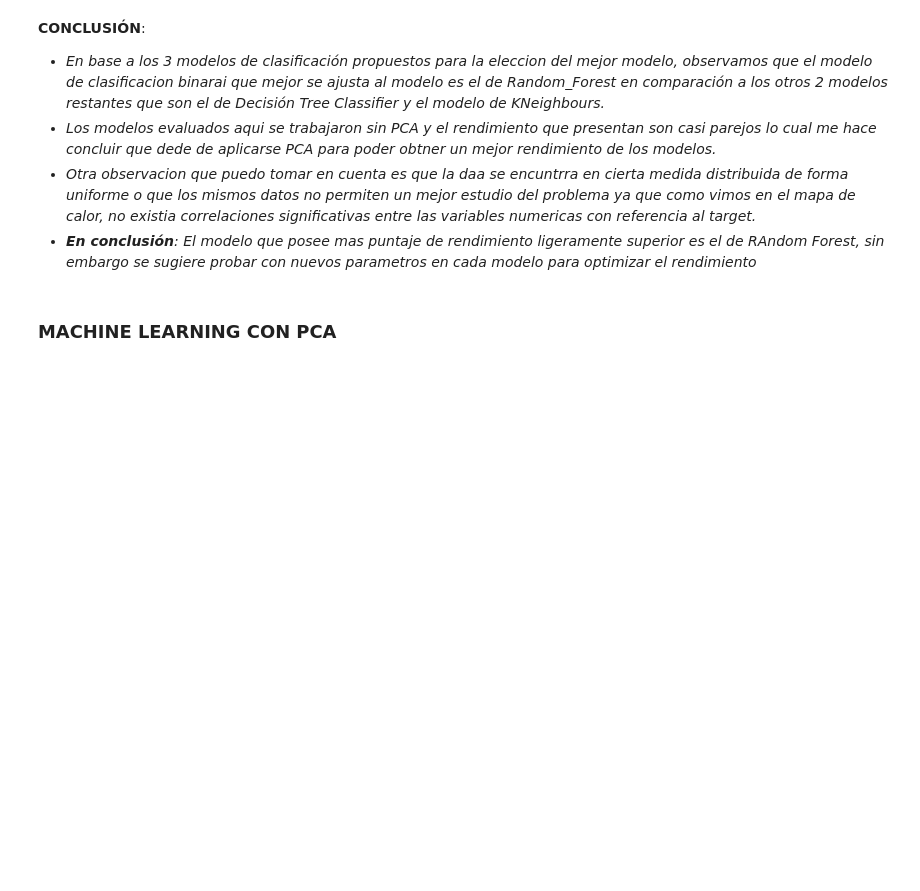
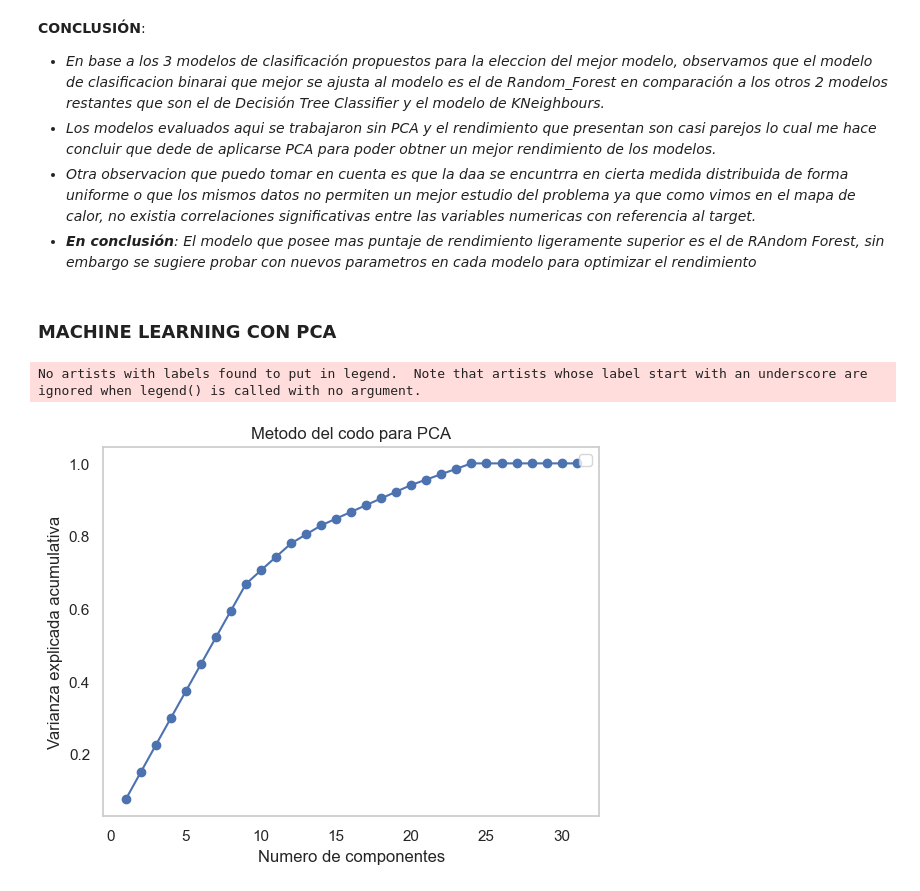
Before and after one commit to alexdaniel-23/Loan-Default-Prediction-Dataset, a Jupyter notebook: morosidad_prestamos.ipynb, the cells around one changed output. Drawn from its saved outputs; the diff is of its cells as text; code cells hidden in the pictures; blank space fills up the shorter version.

```diff
--- a/morosidad_prestamos.ipynb
+++ b/morosidad_prestamos.ipynb
@@ -632,0 +635,17 @@ modelos.sort_values(by='Scores',ascending=False)
+# %%
+variance_explained=[]
+for n_components in range(1,32):
+  pca=PCA(n_components=n_components)
+  pca.fit(X_train)
+  variance_explained.append(sum(pca.explained_variance_ratio_))
+
+plt.plot(range(1,32),variance_explained, marker="o", linestyle="-")
+plt.title("Metodo del codo para PCA")
+plt.xlabel("Numero de componentes")
+plt.ylabel("Varianza explicada acumulativa")
+plt.grid()
+plt.legend()
+plt.show()
+# %% [output]
+No artists with labels found to put in legend.  Note that artists whose label start with an underscore are ignored when legend() is called with no argument.
+[figure, added]
```
Also changed, not shown: parts of 1 cell of this notebook.
